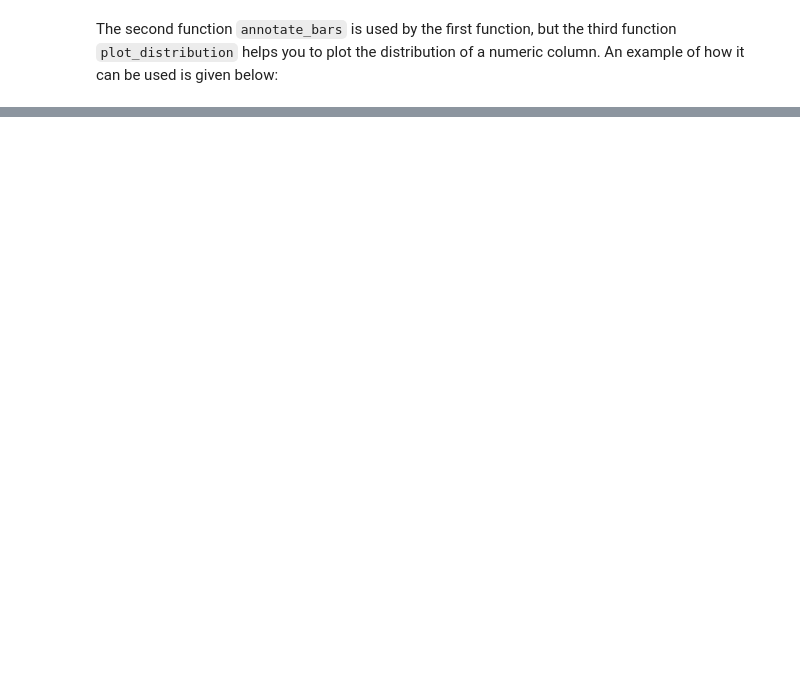
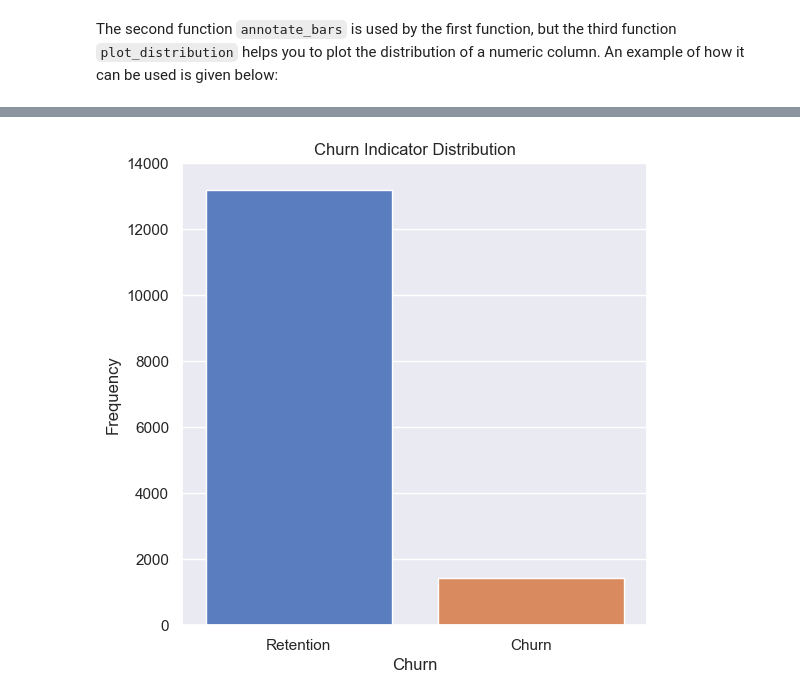
Before and after one commit to sabirinID/BCG-Data-Science-Virtual-Internship, a Jupyter notebook: Files/2-Exploratory-Data-Analysis/eda_starter.ipynb, the cells around one changed output, grey strips where cells are left out. Cells and saved outputs as stored; diff of their text form; code cells hidden in the pictures; blank space fills up the shorter version.

```diff
--- a/Files/2-Exploratory-Data-Analysis/eda_starter.ipynb
+++ b/Files/2-Exploratory-Data-Analysis/eda_starter.ipynb
@@ -201,0 +202,12 @@ plot_distribution(consumption, 'cons_12m', axs)
+# %%
+# Distribution of churn indicator
+plt.figure(figsize=(6, 6))
+sns.countplot(x='churn', data=client_df, palette='muted')
+plt.title('Churn Indicator Distribution')
+plt.xlabel('Churn')
+plt.xticks([0, 1], ['Retention', 'Churn'])
+plt.ylabel('Frequency')
+plt.ylim(0, 14000)
+plt.show()
+# %% [output]
+[figure, added]
```
Also changed, not shown: parts of 6 cells of this notebook.
